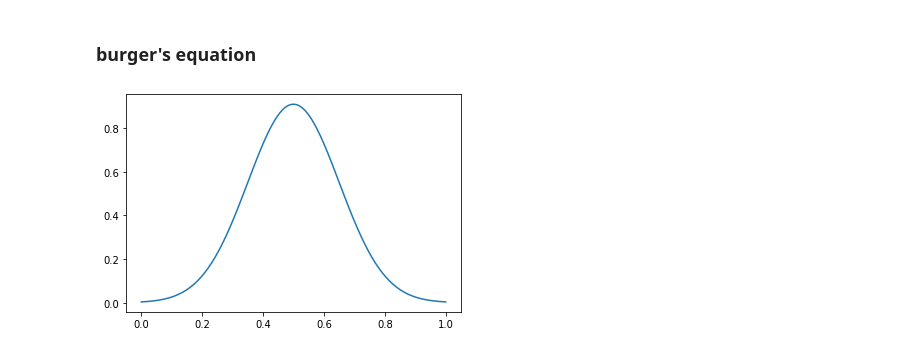
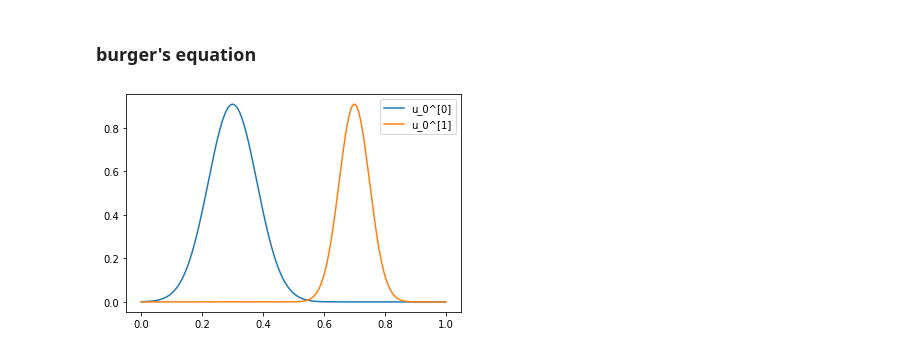
Before and after one commit to jli0108/quantum-diff-eq-ham-ebd, a Jupyter notebook: scalar_hyperbolic.ipynb, the cells around one changed output. Saved outputs shown, nothing was run; the diff lists cells and outputs as text; code cells hidden in the pictures.

```diff
--- a/scalar_hyperbolic.ipynb
+++ b/scalar_hyperbolic.ipynb
@@ -21,20 +24,32 @@ def beta_2(x):
 # %% [markdown]
 ### burger's equation
 # %%
-M = 1
-N = 256
+M = 2
+N = 1024
+N_p = N
 h = 1/N
-m = 7
-omega = m * h
+m = 3
+omega = (m * h) ** (1/3)
 # %%
-x, p = np.meshgrid(np.linspace(0, 1, N), np.linspace(0, 1, N), indexing='ij')
+x, p = np.meshgrid(np.linspace(0, 1, N), np.linspace(0, 1, N_p), indexing='ij')
 # %%
-mu = 0.5
-sigma = 0.15
-u_0 = np.exp(-0.5 * ((x - mu) / sigma) ** 2) / 1.1 #/ (sigma * np.sqrt(2 * np.pi))
+mu = [0.3, 0.7]
+sigma = [0.08, 0.05]
+# u_0 = np.zeros_like(x)
+# u_0 = u_0[np.newaxis,:]
+# u_0[0] = np.exp(-0.5 * ((x - mu) / sigma) ** 2) / 1.1 #/ (sigma * np.sqrt(2 * np.pi))
+# %%
+u_0 = np.stack(
+    [np.exp(-0.5 * ((x - mu[i]) / sigma[i]) ** 2) / 1.1 for i in range(M)]
+    , axis=0)
+
+assert u_0.shape[0] == M
 # %%
-plt.plot(x[:,0], u_0[:,0])
+for i in range(M):
+    plt.plot(x[:,0], u_0[i,:,0], label=f"u_0^[{i}]")
+
+plt.legend()
 plt.show()
 # %% [output]
-[figure, old version]
+[figure, new version]
 # %%
```
Also changed, not shown: parts of 10 cells of this notebook.
